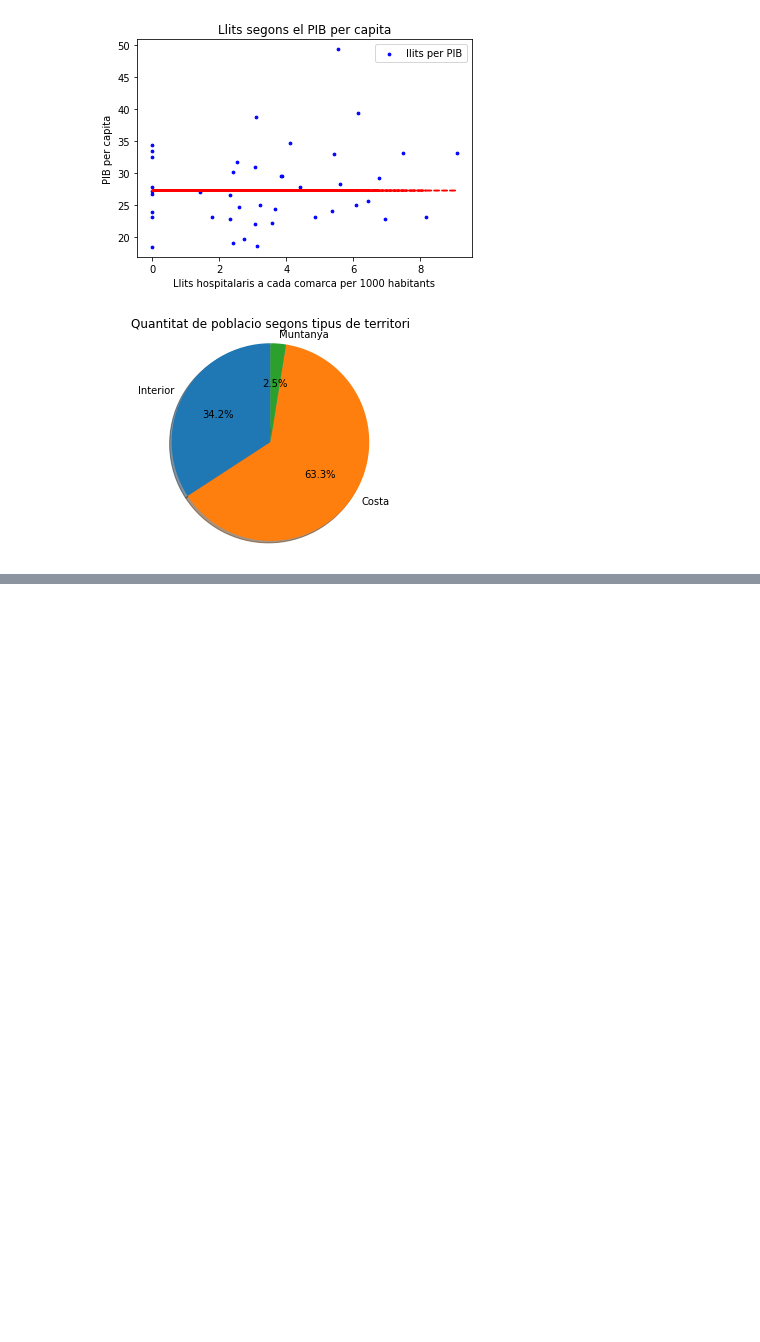
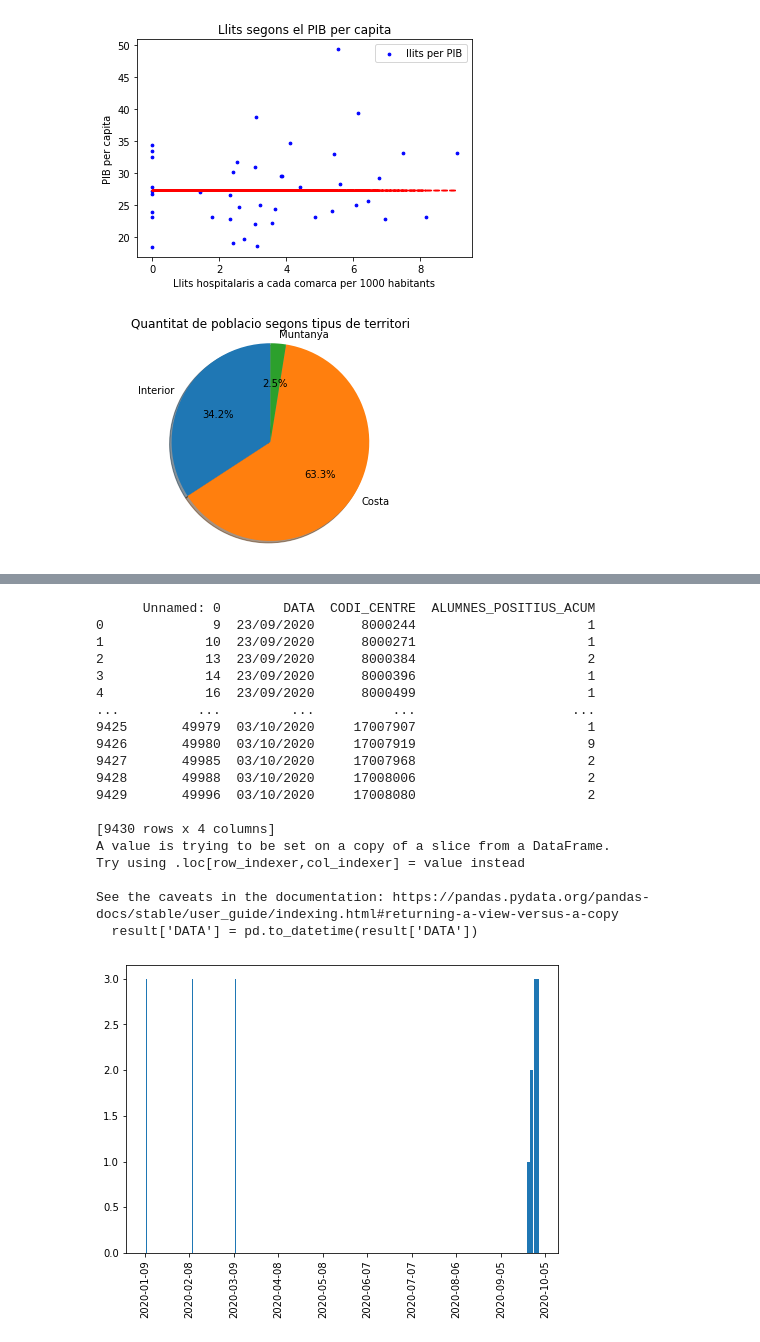
Before and after one commit to GuillemGP/SD2, a Jupyter notebook: Untitled.ipynb, the cells around one changed output, grey strips where cells are left out. Cells and saved outputs as stored; diff of their text form; code cells hidden in the pictures; blank space fills up the shorter version.

```diff
--- a/Untitled.ipynb
+++ b/Untitled.ipynb
@@ -93,0 +156,38 @@ plt.show()
+# %%
+#csv = storage.get_object('2021sdvictor', 'evolucioCovidEducatiuPositius.csv')
+#formatting csv
+#s=str(csv,'latin-1')
+#data = StringIO(s)
+df=pd.read_csv('evolucioCovidEducatiuPositius.csv',header=0,delimiter=',') #SOLO PARA PRUEBAS EN LOCAL
+codi_centre = 8000271
+result = df.loc[df['CODI_CENTRE'] == codi_centre]
+result['DATA'] = pd.to_datetime(result['DATA'])
+result = result.sort_values(by='DATA')
+#result = result.head(315)
+fig = plt.figure()
+ax = fig.add_axes([0,0,1,1])
+ax.bar(result['DATA'],result['ALUMNES_POSITIUS_ACUM'])
+plt.xticks(rotation=90)
+ax.xaxis.set_major_locator(plt.MaxNLocator(10))
+plt.show()
+# %% [output]
+      Unnamed: 0        DATA  CODI_CENTRE  ALUMNES_POSITIUS_ACUM
+0              9  23/09/2020      8000244                      1
+1             10  23/09/2020      8000271                      1
+2             13  23/09/2020      8000384                      2
+3             14  23/09/2020      8000396                      1
+4             16  23/09/2020      8000499                      1
+...          ...         ...          ...                    ...
+9425       49979  03/10/2020     17007907                      1
+9426       49980  03/10/2020     17007919                      9
+9427       49985  03/10/2020     17007968                      2
+9428       49988  03/10/2020     17008006                      2
+9429       49996  03/10/2020     17008080                      2
+
+[9430 rows x 4 columns]
+A value is trying to be set on a copy of a slice from a DataFrame.
+Try using .loc[row_indexer,col_indexer] = value instead
+
+See the caveats in the documentation: https://pandas.pydata.org/pandas-docs/stable/user_guide/indexing.html#returning-a-view-versus-a-copy
+  result['DATA'] = pd.to_datetime(result['DATA'])
+[figure, added]
```
Also changed, not shown: parts of 5 cells of this notebook.
